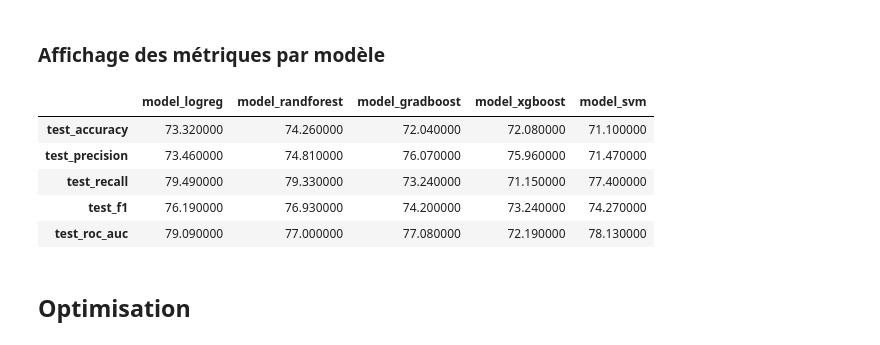
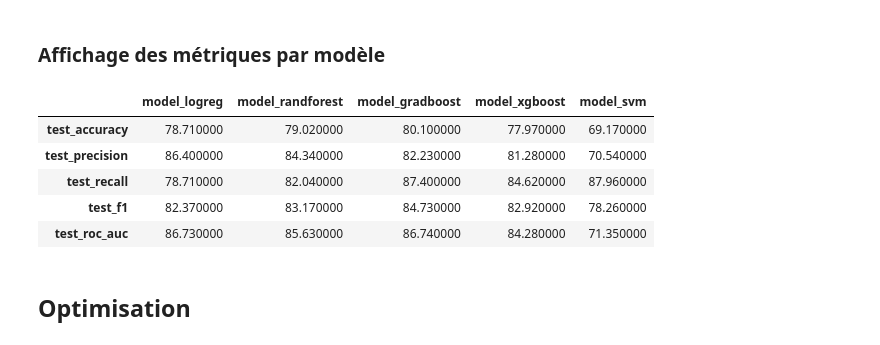
Before and after one commit to Valstrasz/website_depression_prediction, a Jupyter notebook: _NOTEBOOK/data_ml.ipynb, the cells around one changed output. Cells and saved outputs as stored; diff of their text form; code cells hidden in the pictures.

```diff
--- a/_NOTEBOOK/data_ml.ipynb
+++ b/_NOTEBOOK/data_ml.ipynb
@@ -159,8 +159,8 @@ df : pd.DataFrame = pd.DataFrame(columns = list(df_ori.columns) + ["professionPr
 ## **Suppression des lignes dont la "profession" n'est pas "Student"**
 # %%
 count : int = 0
-for row_idx in range(len(df_ori[0:100])):
-# for row_idx in range(len(df_ori)):
+# for row_idx in range(len(df_ori[0:100])):
+for row_idx in range(len(df_ori)):
     row_data : pd.Series = df_ori.iloc[row_idx]
 
     if (row_data["Profession"] == "Student"):
@@ -640,6 +644,9 @@ def series_compute_mean_std(series: pd.Series) -> dict[str, float]:
 
 
 
+print(f"Nombre entrées AVANT suppression des outliers :\n\t{len(df_X)}")
+
+count_outlier: int = 0
 for col in [*col_type_int, *col_type_float]:
     col_mean_std: dict[str, float] = series_compute_mean_std(series = df_X[col])
     col_mean: float = col_mean_std["mean"]
@@ -655,7 +662,19 @@ for col in [*col_type_int, *col_type_float]:
         if (outlier_test):
             # print(compute_zscore(datapoint_value=datapoint_value, series=df_X[col]))
             list_outlier_idx.append(datapoint_idx)
+            count_outlier += 1
 
     if (list_outlier_idx):
         display("Outlier(s) dans " + col)
         display(df_X.iloc[list_outlier_idx])
+
+        # Suppression des outliers
+        df_X = df_X.drop(
+            labels = list_outlier_idx,
+            axis = "index" ).reset_index(drop=True)
+        df_Y = df_Y.drop(
+            labels = list_outlier_idx,
+            axis = "index" ).reset_index(drop=True)
+
+print(f"(Nombre d'outliers : {count_outlier})")
+print(f"Nombre entrées APRES suppression des outliers :\n\t{len(df_X)}")
@@ -724,8 +781,8 @@ from sklearn import svm
 list_idx_depression_false: list[int] = list(df_X[df_Y.iloc[:,0]==False].index)
 list_idx_depression_true: list[int] = list(df_X[df_Y.iloc[:,0]==True].index)
 
-nb_test_target_tot: int = 10
-nb_test_target_true: int = math.ceil(nb_test_target_tot * 0.265)
+nb_test_target_tot: int = 2475
+nb_test_target_true: int = math.ceil(nb_test_target_tot * 0.4)
 nb_test_target_false: int = nb_test_target_tot - nb_test_target_true
 
 # Index pour le subdataset "TEST"
@@ -1095,11 +1186,12 @@ model_xgboost: xgb.XGBClassifier = xgb.XGBClassifier(
     random_state = rand_seed )
 
 # SVM
-model_svm: svm.SVC = svm.SVC(
-    class_weight = "balanced",
-    kernel = "sigmoid",
-    probability = True,
-    random_state = rand_seed )
+model_svm: svm.SVC = CalibratedClassifierCV(
+    svm.SVC(
+        class_weight = "balanced",
+        kernel = "sigmoid",
+        random_state = rand_seed ),
+    ensemble = True )
 
 
 
@@ -1143,21 +1235,21 @@ for (model_name, model) in dict_model.items():
 # %%
 from pandas.io.formats.style import Styler
 
 df_metrics_by_model_full: pd.DataFrame = pd.DataFrame(dict_metric_by_model)
 df_metrics_by_model: pd.DataFrame = df_metrics_by_model_full.drop(
     labels = ["fit_time", "score_time"],
-    axis = 0 )
+    axis = "index" )
 
 metrics_by_model_visualiser: Styler = df_metrics_by_model.style.background_gradient(cmap='RdYlGn')
 
 display(metrics_by_model_visualiser)
 # %% [output]
 |  | model_logreg | model_randforest | model_gradboost | model_xgboost | model_svm |
-| test_accuracy | 73.320000 | 74.260000 | 72.040000 | 72.080000 | 71.100000 |
-| test_precision | 73.460000 | 74.810000 | 76.070000 | 75.960000 | 71.470000 |
-| test_recall | 79.490000 | 79.330000 | 73.240000 | 71.150000 | 77.400000 |
-| test_f1 | 76.190000 | 76.930000 | 74.200000 | 73.240000 | 74.270000 |
-| test_roc_auc | 79.090000 | 77.000000 | 77.080000 | 72.190000 | 78.130000 |
+| test_accuracy | 78.710000 | 79.020000 | 80.100000 | 77.970000 | 69.170000 |
+| test_precision | 86.400000 | 84.340000 | 82.230000 | 81.280000 | 70.540000 |
+| test_recall | 78.710000 | 82.040000 | 87.400000 | 84.620000 | 87.960000 |
+| test_f1 | 82.370000 | 83.170000 | 84.730000 | 82.920000 | 78.260000 |
+| test_roc_auc | 86.730000 | 85.630000 | 86.740000 | 84.280000 | 71.350000 |
 # %% [markdown]
 ## **Optimisation**
 # %% [markdown]
```
Also changed, not shown: parts of 46 cells of this notebook, 11 other files.
